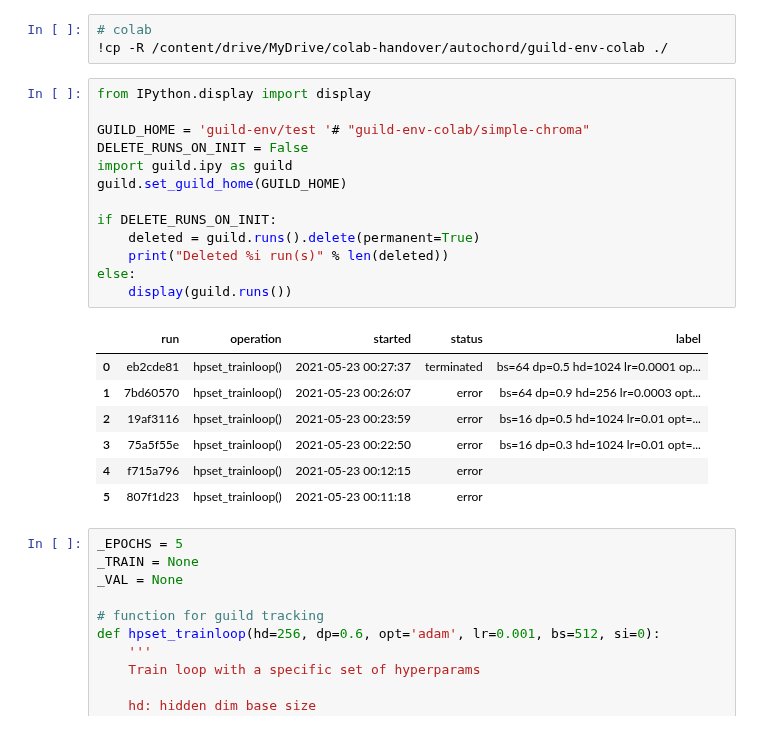
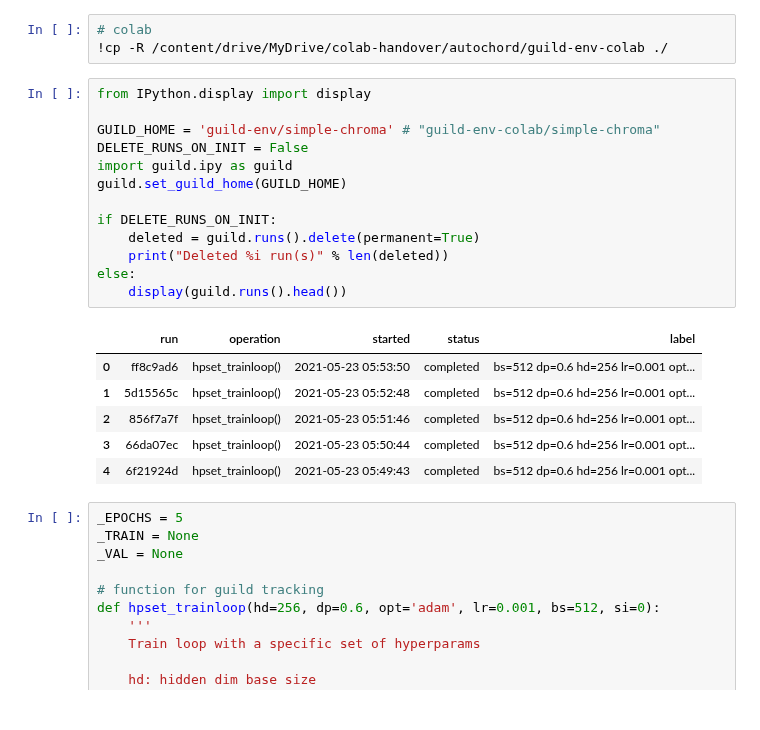
Before and after one commit to cjbayron/autochord, a Jupyter notebook: train.ipynb, the cells around one changed output. Saved outputs shown, nothing was run; the diff lists cells and outputs as text.

Commit message:
end simple feature exp

```diff
--- a/train.ipynb
+++ b/train.ipynb
@@ -346,24 +346,23 @@ sample_train_loop(ds)
 # %%
 from IPython.display import display
 
-GUILD_HOME = 'guild-env/test '# "guild-env-colab/simple-chroma"
+GUILD_HOME = 'guild-env/simple-chroma' # "guild-env-colab/simple-chroma"
 DELETE_RUNS_ON_INIT = False
 import guild.ipy as guild
 guild.set_guild_home(GUILD_HOME)
 
 if DELETE_RUNS_ON_INIT:
     deleted = guild.runs().delete(permanent=True)
     print("Deleted %i run(s)" % len(deleted))
 else:
-    display(guild.runs())
+    display(guild.runs().head())
 # %% [output]
 |  | run | operation | started | status | label |
-| 0 | eb2cde81 | hpset_trainloop() | 2021-05-23 00:27:37 | terminated | bs=64 dp=0.5 hd=1024 lr=0.0001 op... |
-| 1 | 7bd60570 | hpset_trainloop() | 2021-05-23 00:26:07 | error | bs=64 dp=0.9 hd=256 lr=0.0003 opt... |
-| 2 | 19af3116 | hpset_trainloop() | 2021-05-23 00:23:59 | error | bs=16 dp=0.5 hd=1024 lr=0.01 opt=... |
-| 3 | 75a5f55e | hpset_trainloop() | 2021-05-23 00:22:50 | error | bs=16 dp=0.3 hd=1024 lr=0.01 opt=... |
-| 4 | f715a796 | hpset_trainloop() | 2021-05-23 00:12:15 | error |  |
-| 5 | 807f1d23 | hpset_trainloop() | 2021-05-23 00:11:18 | error |  |
+| 0 | ff8c9ad6 | hpset_trainloop() | 2021-05-23 05:53:50 | completed | bs=512 dp=0.6 hd=256 lr=0.001 opt... |
+| 1 | 5d15565c | hpset_trainloop() | 2021-05-23 05:52:48 | completed | bs=512 dp=0.6 hd=256 lr=0.001 opt... |
+| 2 | 856f7a7f | hpset_trainloop() | 2021-05-23 05:51:46 | completed | bs=512 dp=0.6 hd=256 lr=0.001 opt... |
+| 3 | 66da07ec | hpset_trainloop() | 2021-05-23 05:50:44 | completed | bs=512 dp=0.6 hd=256 lr=0.001 opt... |
+| 4 | 6f21924d | hpset_trainloop() | 2021-05-23 05:49:43 | completed | bs=512 dp=0.6 hd=256 lr=0.001 opt... |
 # %%
 _EPOCHS = 5
 _TRAIN = None
```
Also changed, not shown: parts of 1 cell of this notebook, 1 other file.
